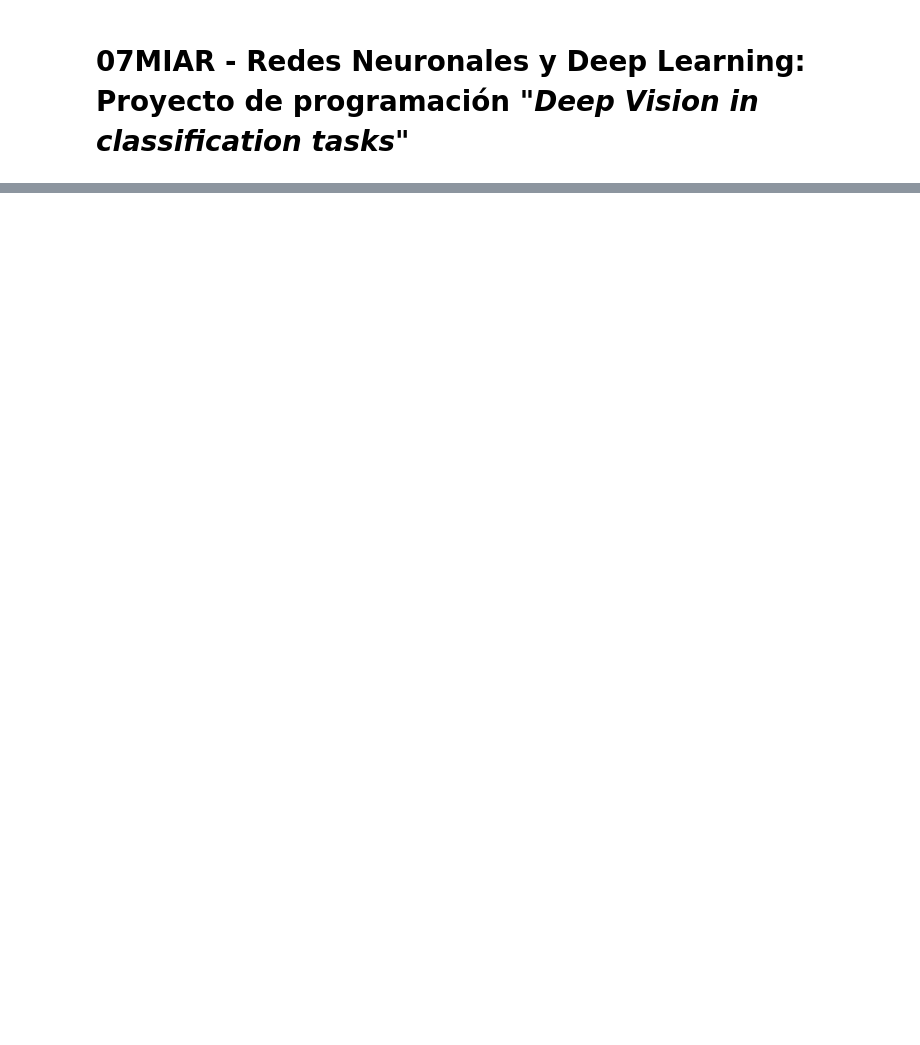
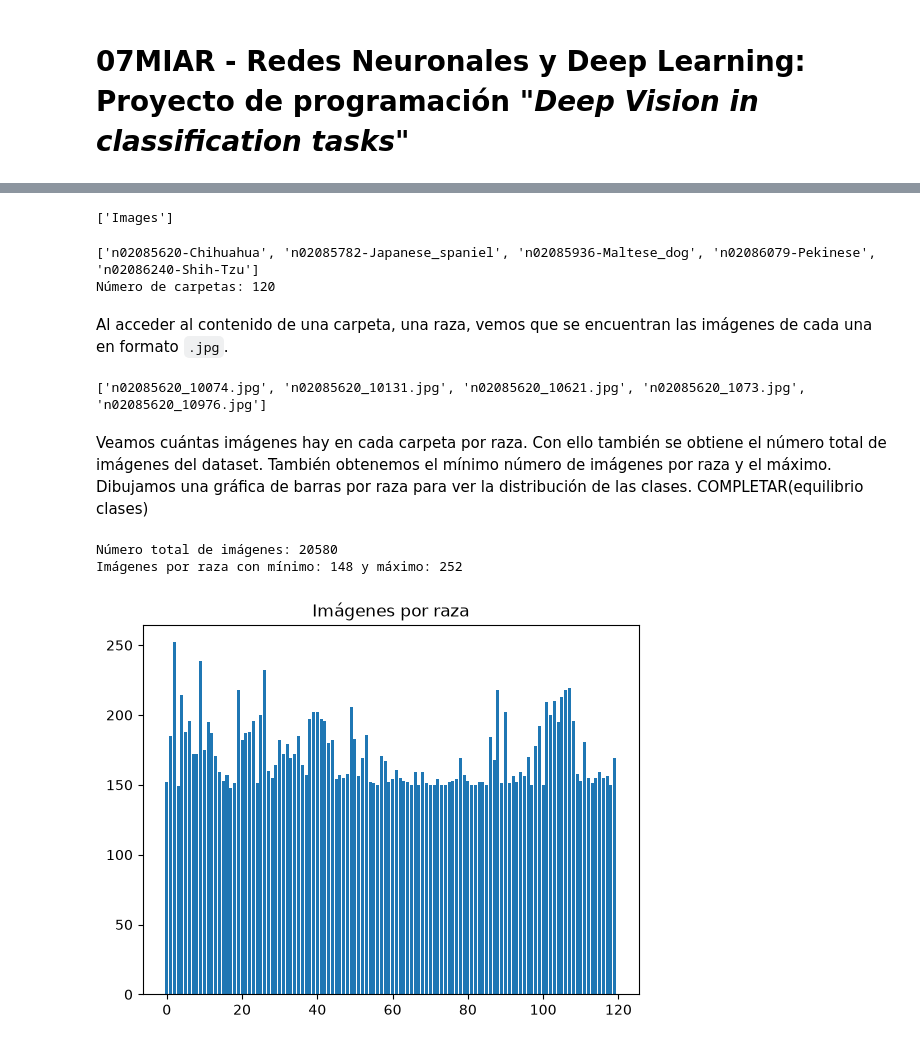
Before and after one commit to jzalaya/redes-proyecto-programacion, a Jupyter notebook: 07MIAR_Proyecto_Programacion.ipynb, the cells around one changed output, grey strips where cells are left out. Cells and saved outputs as stored; diff of their text form; code cells hidden in the pictures; blank space fills up the shorter version.

```diff
--- a/07MIAR_Proyecto_Programacion.ipynb
+++ b/07MIAR_Proyecto_Programacion.ipynb
@@ -347,0 +15,5 @@ WARNING: apt does not have a stable CLI interface. Use with caution in scripts.
+# %%
+import kagglehub
+
+path = kagglehub.dataset_download("jessicali9530/stanford-dogs-dataset")
+print("Path to dataset files:", path)
@@ -347,0 +36,36 @@ WARNING: apt does not have a stable CLI interface. Use with caution in scripts.
+# %%
+img_dir_path = os.path.join(path, "images")
+print(os.listdir(img_dir_path))
+# %% [output]
+['Images']
+# %%
+img_dir = os.path.join(img_dir_path, "Images")
+print(os.listdir(img_dir)[:5])
+total_razas = sorted(os.listdir(img_dir))
+print("Número de carpetas:", len(total_razas))
+# %% [output]
+['n02085620-Chihuahua', 'n02085782-Japanese_spaniel', 'n02085936-Maltese_dog', 'n02086079-Pekinese', 'n02086240-Shih-Tzu']
+Número de carpetas: 120
+# %% [markdown]
+Al acceder al contenido de una carpeta, una raza, vemos que se encuentran las imágenes de cada una en formato `.jpg`.
+# %%
+print(os.listdir(os.path.join(img_dir, "n02085620-Chihuahua"))[:5])
+# %% [output]
+['n02085620_10074.jpg', 'n02085620_10131.jpg', 'n02085620_10621.jpg', 'n02085620_1073.jpg', 'n02085620_10976.jpg']
+# %% [markdown]
+Veamos cuántas imágenes hay en cada carpeta por raza. Con ello también se obtiene el número total de imágenes del dataset. También obtenemos el mínimo número de imágenes por raza y el máximo. Dibujamos una gráfica de barras por raza para ver la distribución de las clases. COMPLETAR(equilibrio clases)
+# %%
+conteo_por_raza = []
+for r in total_razas:
+    a = len(os.listdir(os.path.join(img_dir, r)))
+    conteo_por_raza.append(a)
+total_imagenes = sum(conteo_por_raza)
+print("Número total de imágenes:", total_imagenes)
+print("Imágenes por raza con mínimo:", min(conteo_por_raza), "y máximo:", max(conteo_por_raza))
+plt.bar(range(len(conteo_por_raza)), conteo_por_raza)
+plt.title("Imágenes por raza")
+plt.show()
+# %% [output]
+Número total de imágenes: 20580
+Imágenes por raza con mínimo: 148 y máximo: 252
+[figure, added]
```
Also changed, not shown: parts of 41 cells of this notebook, 1 other file.
